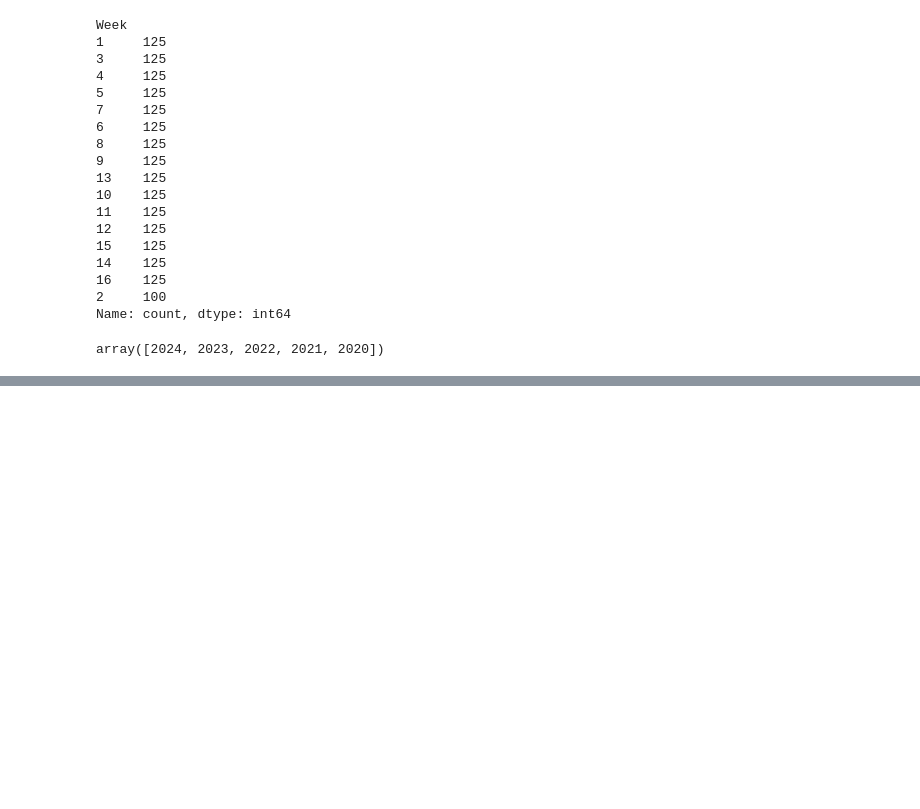
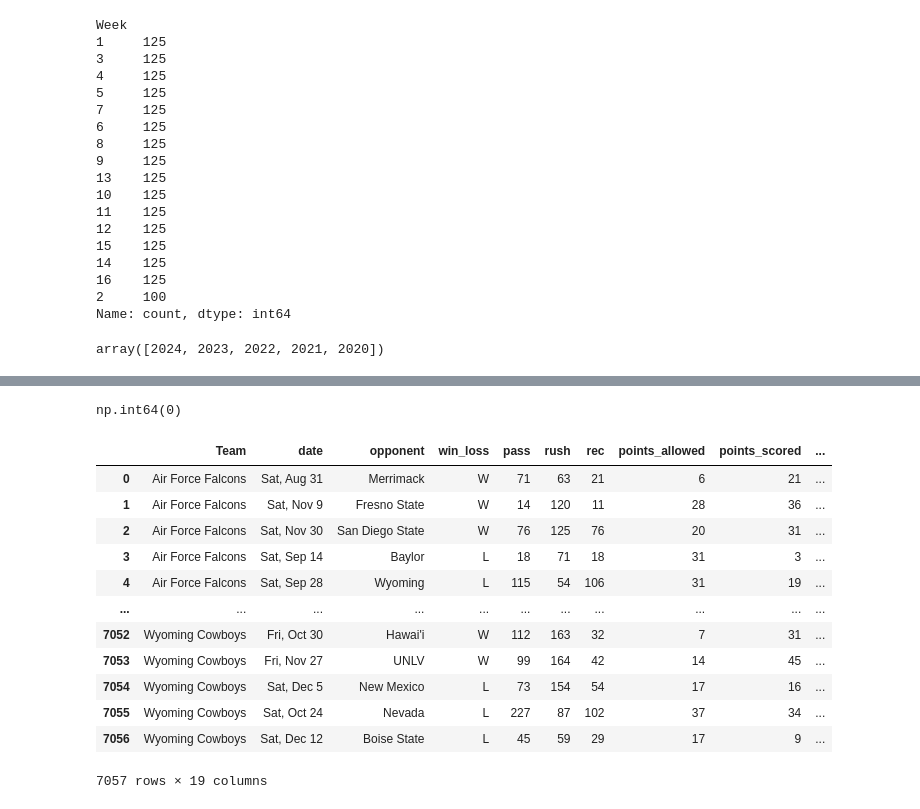
Before and after one commit to sjhawkins24/Group-8-Project, a Jupyter notebook: Brian Test File.ipynb, the cells around one changed output, grey strips where cells are left out. Cells and saved outputs as stored; diff of their text form; code cells hidden in the pictures; blank space fills up the shorter version.

```diff
--- a/Brian Test File.ipynb
+++ b/Brian Test File.ipynb
@@ -130,0 +143,20 @@ array([2024, 2023, 2022, 2021, 2020])
+# %%
+df['year'].isna().sum()
+# %% [output]
+np.int64(0)
+# %%
+df1
+# %% [output]
+|  | Team | date | opponent | win_loss | pass | rush | rec | points_allowed | points_scored | ... |
+| 0 | Air Force Falcons | Sat, Aug 31 | Merrimack | W | 71 | 63 | 21 | 6 | 21 | ... |
+| 1 | Air Force Falcons | Sat, Nov 9 | Fresno State | W | 14 | 120 | 11 | 28 | 36 | ... |
+| 2 | Air Force Falcons | Sat, Nov 30 | San Diego State | W | 76 | 125 | 76 | 20 | 31 | ... |
+| 3 | Air Force Falcons | Sat, Sep 14 | Baylor | L | 18 | 71 | 18 | 31 | 3 | ... |
+| 4 | Air Force Falcons | Sat, Sep 28 | Wyoming | L | 115 | 54 | 106 | 31 | 19 | ... |
+| ... | ... | ... | ... | ... | ... | ... | ... | ... | ... | ... |
+| 7052 | Wyoming Cowboys | Fri, Oct 30 | Hawai'i | W | 112 | 163 | 32 | 7 | 31 | ... |
+| 7053 | Wyoming Cowboys | Fri, Nov 27 | UNLV | W | 99 | 164 | 42 | 14 | 45 | ... |
+| 7054 | Wyoming Cowboys | Sat, Dec 5 | New Mexico | L | 73 | 154 | 54 | 17 | 16 | ... |
+| 7055 | Wyoming Cowboys | Sat, Oct 24 | Nevada | L | 227 | 87 | 102 | 37 | 34 | ... |
+| 7056 | Wyoming Cowboys | Sat, Dec 12 | Boise State | L | 45 | 59 | 29 | 17 | 9 | ... |
+7057 rows × 19 columns
```
Also changed, not shown: parts of 7 cells of this notebook.
